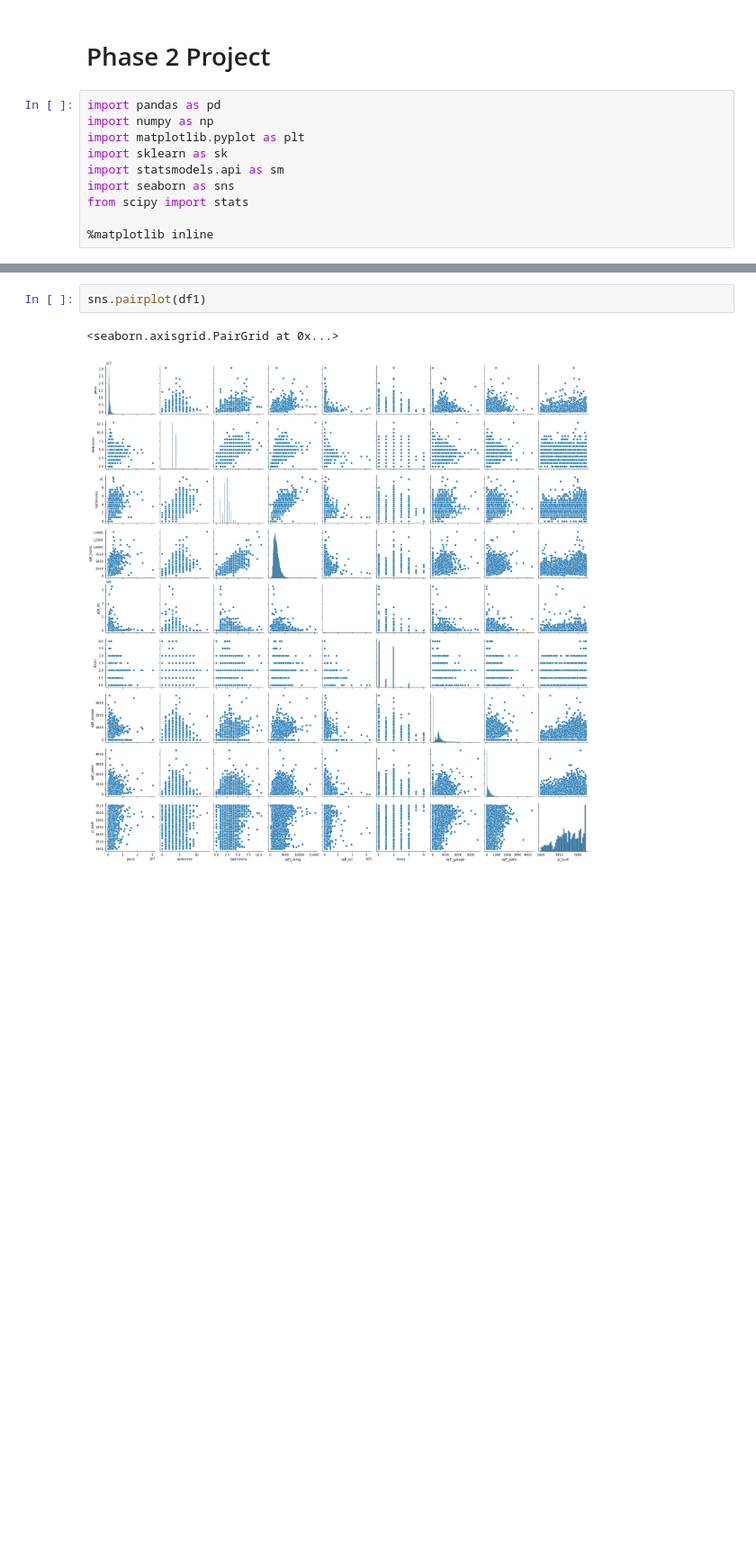
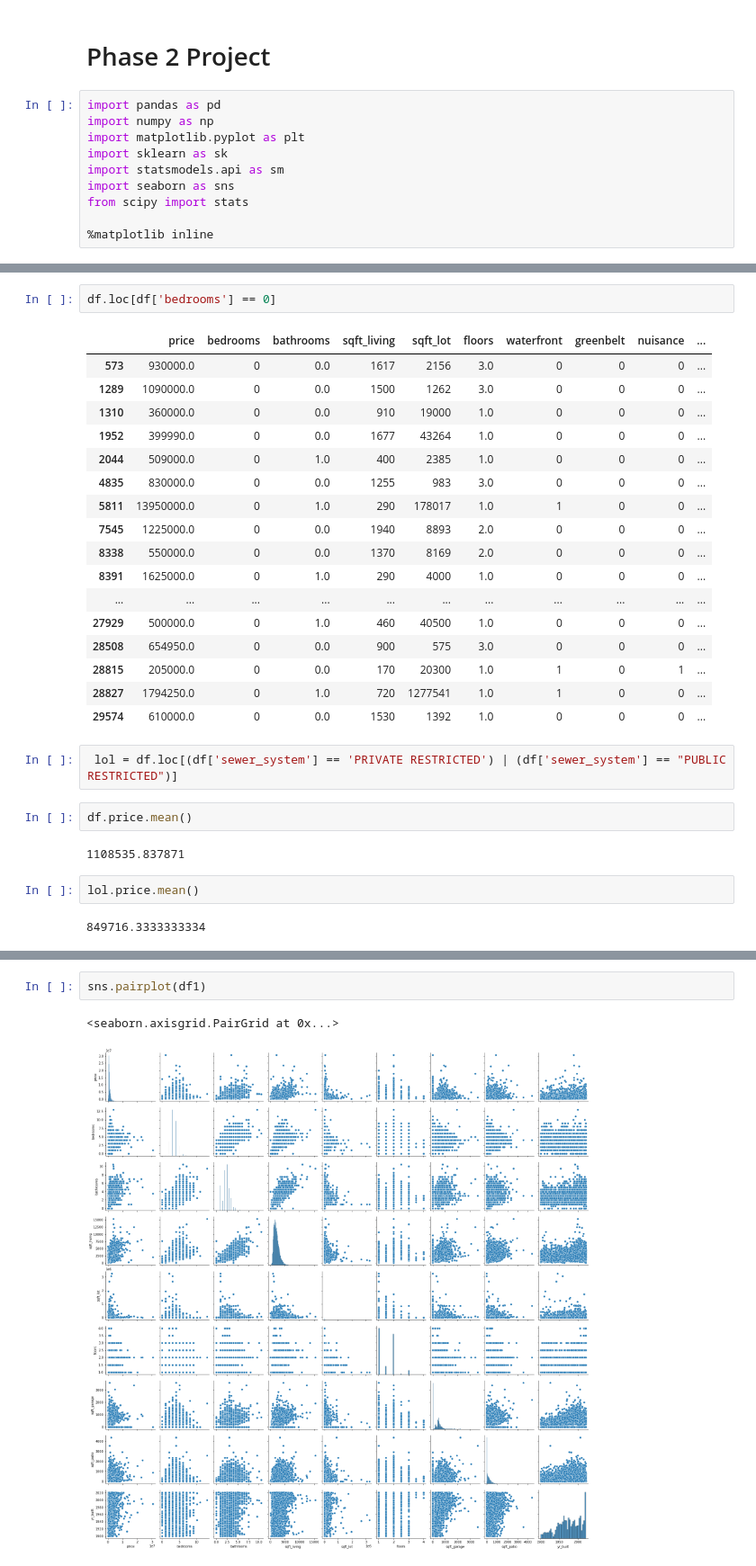
Before and after one commit to josecastillofl/Phase_2_Project, a Jupyter notebook: Untitled.ipynb, the cells around one changed output, grey strips where cells are left out. Shown at 90% size. Saved outputs shown, nothing was run; the diff lists cells and outputs as text; blank space fills up the shorter version.

```diff
--- a/Untitled.ipynb
+++ b/Untitled.ipynb
@@ -45,0 +109,30 @@ df1 = df.drop(['waterfront', 'greenbelt', 'nuisance', 'grade', 'heat_source', 's
+# %%
+df.loc[df['bedrooms'] == 0]
+# %% [output]
+|  | price | bedrooms | bathrooms | sqft_living | sqft_lot | floors | waterfront | greenbelt | nuisance | ... |
+| 573 | 930000.0 | 0 | 0.0 | 1617 | 2156 | 3.0 | 0 | 0 | 0 | ... |
+| 1289 | 1090000.0 | 0 | 0.0 | 1500 | 1262 | 3.0 | 0 | 0 | 0 | ... |
+| 1310 | 360000.0 | 0 | 0.0 | 910 | 19000 | 1.0 | 0 | 0 | 0 | ... |
+| 1952 | 399990.0 | 0 | 0.0 | 1677 | 43264 | 1.0 | 0 | 0 | 0 | ... |
+| 2044 | 509000.0 | 0 | 1.0 | 400 | 2385 | 1.0 | 0 | 0 | 0 | ... |
+| 4835 | 830000.0 | 0 | 0.0 | 1255 | 983 | 3.0 | 0 | 0 | 0 | ... |
+| 5811 | 13950000.0 | 0 | 1.0 | 290 | 178017 | 1.0 | 1 | 0 | 0 | ... |
+| 7545 | 1225000.0 | 0 | 0.0 | 1940 | 8893 | 2.0 | 0 | 0 | 0 | ... |
+| 8338 | 550000.0 | 0 | 0.0 | 1370 | 8169 | 2.0 | 0 | 0 | 0 | ... |
+| 8391 | 1625000.0 | 0 | 1.0 | 290 | 4000 | 1.0 | 0 | 0 | 0 | ... |
+| ... | ... | ... | ... | ... | ... | ... | ... | ... | ... | ... |
+| 27929 | 500000.0 | 0 | 1.0 | 460 | 40500 | 1.0 | 0 | 0 | 0 | ... |
+| 28508 | 654950.0 | 0 | 0.0 | 900 | 575 | 3.0 | 0 | 0 | 0 | ... |
+| 28815 | 205000.0 | 0 | 0.0 | 170 | 20300 | 1.0 | 1 | 0 | 1 | ... |
+| 28827 | 1794250.0 | 0 | 1.0 | 720 | 1277541 | 1.0 | 1 | 0 | 0 | ... |
+| 29574 | 610000.0 | 0 | 0.0 | 1530 | 1392 | 1.0 | 0 | 0 | 0 | ... |
+# %%
+ lol = df.loc[(df['sewer_system'] == 'PRIVATE RESTRICTED') | (df['sewer_system'] == "PUBLIC RESTRICTED")]
+# %%
+df.price.mean()
+# %% [output]
+1108535.837871
+# %%
+lol.price.mean()
+# %% [output]
+849716.3333333334
```
Also changed, not shown: parts of 33 cells of this notebook.
